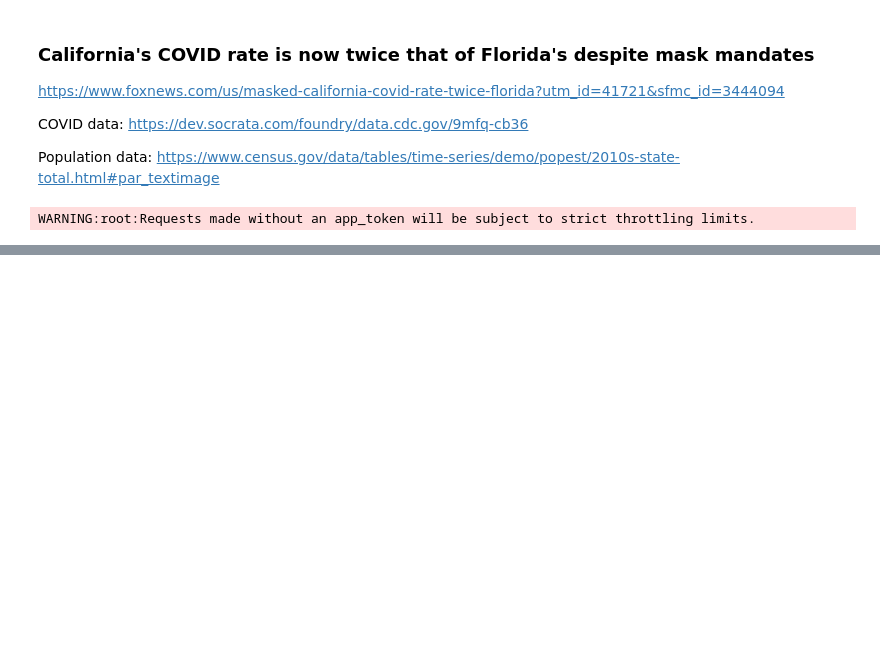
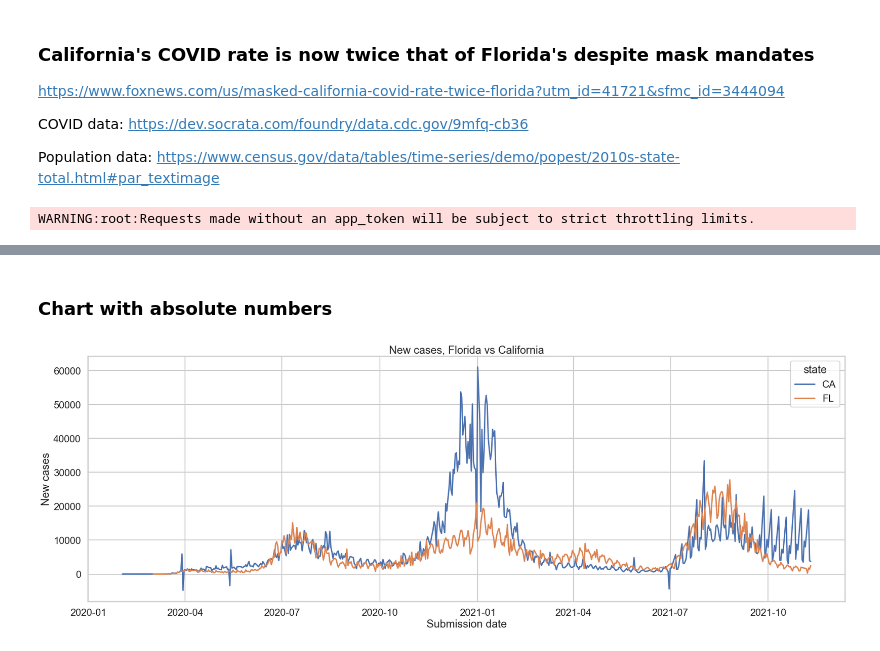
Before and after one commit to j-bennet/talks, a Jupyter notebook: 2021/covid-fl-ca/florida-vs-california.ipynb, the cells around one changed output, grey strips where cells are left out. Saved outputs shown, nothing was run; the diff lists cells and outputs as text; code cells hidden in the pictures; blank space fills up the shorter version.

Commit message:
Data is done.

```diff
--- a/2021/covid-fl-ca/florida-vs-california.ipynb
+++ b/2021/covid-fl-ca/florida-vs-california.ipynb
@@ -108,0 +125,3 @@ dfp = pd.read_csv("nst-est2019-alldata.csv", )
+# %%
+dfcn = adjust_for_population(dfc, pcal)
+dfcn
@@ -108,0 +142,3 @@ dfp = pd.read_csv("nst-est2019-alldata.csv", )
+# %%
+dffn = adjust_for_population(dff, pflo)
+dffn
@@ -108,0 +159,3 @@ dfp = pd.read_csv("nst-est2019-alldata.csv", )
+# %%
+df = pd.concat([dfcn, dffn]).reset_index()
+df
@@ -108,0 +176,16 @@ dfp = pd.read_csv("nst-est2019-alldata.csv", )
+# %%
+def draw_combined_chart(df, y_col, y_label, title):
+    sns.set_style("whitegrid")
+    sns.set_context("poster", font_scale=1)
+    g = sns.lineplot(data=df, x="submission_date", y=y_col, hue="state")
+    g.figure.set_figwidth(30)
+    g.figure.set_figheight(10)
+    plt.title(title)
+    plt.xlabel('Submission date')
+    plt.ylabel(y_label)
+# %% [markdown]
+### Chart with absolute numbers
+# %%
+draw_combined_chart(df, "new_case", "New cases", "New cases, Florida vs California")
+# %% [output]
+[figure, added]
```
Also changed, not shown: parts of 28 cells of this notebook, 1 other file.
